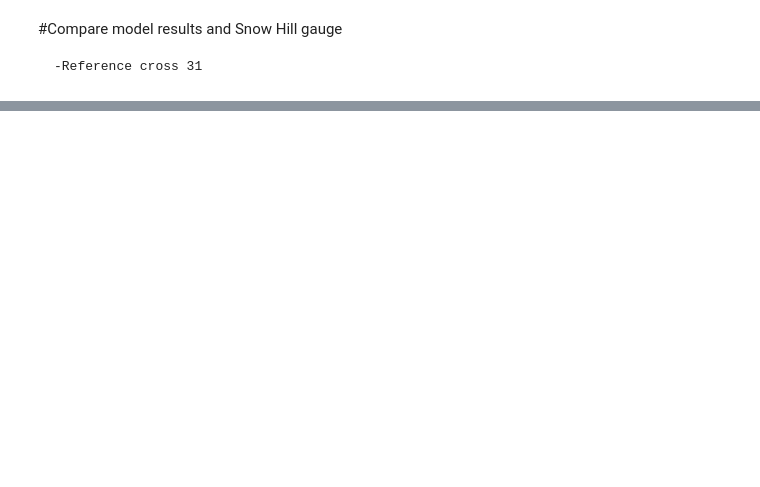
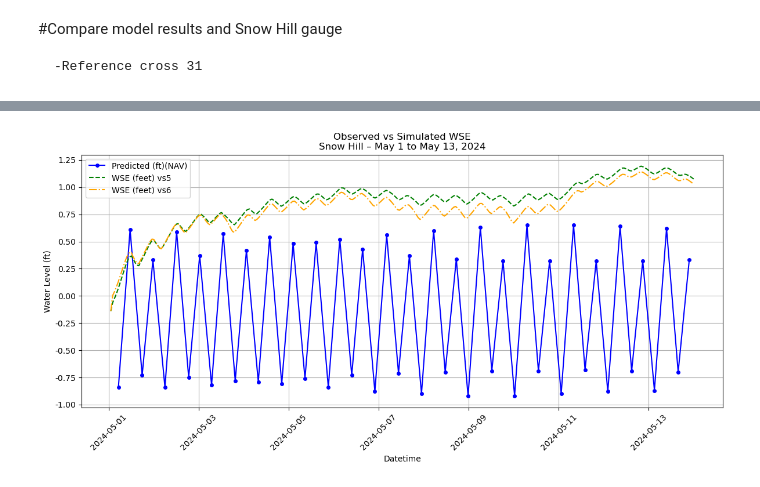
Before and after one commit to dianaveronez/Work, a Jupyter notebook: Cross - final.ipynb, the cells around one changed output, grey strips where cells are left out. Saved outputs shown, nothing was run; the diff lists cells and outputs as text; code cells hidden in the pictures; blank space fills up the shorter version.

```diff
--- a/Cross - final.ipynb
+++ b/Cross - final.ipynb
@@ -319,0 +257,62 @@ plt.show()
+# %%
+#Plot close to Snow hill comparing observed vs simulated (2 data)
+
+# === Load Excel files ===
+file_obs = r"C:\Github\Lab_work\Pocomoke\POCOMOKE_DEM\Depth_2024\Book_Snowhill.xlsx"
+file_sim = r"C:\Github\Lab_work\Pocomoke\POCOMOKE_DEM\Depth_2024\USGS_closesnow_#vs6 (v5_1p81) vs5 (v5.p80).xlsx" #vs6 (v5_1.p81) vs5 (v5.p80)
+
+# === Read Excel files ===
+df_obs = pd.read_excel(file_obs)
+df_sim = pd.read_excel(file_sim)
+
+# === Clean column names ===
+df_obs.columns = df_obs.columns.str.strip()
+df_sim.columns = df_sim.columns.str.strip()
+
+# === Create datetime columns ===
+df_obs['Datetime'] = pd.to_datetime(df_obs['Date'].astype(str) + ' ' + df_obs['Time'].astype(str))
+df_sim['Datetime'] = pd.to_datetime(df_sim['Time'])
+
+# === Filter the date range ===
+start_date = pd.to_datetime("2024-05-01")
+end_date = pd.to_datetime("2024-05-14")
+
+df_obs_filtered = df_obs[(df_obs['Datetime'] >= start_date) & (df_obs['Datetime'] <= end_date)]
+df_sim_filtered = df_sim[(df_sim['Datetime'] >= start_date) & (df_sim['Datetime'] <= end_date)]
+
+# === Define Y-axis ticks with 0.25 intervals ===
+y_min = min(df_obs_filtered['Predicted (ft)(NAV)'].min(),
+            df_sim_filtered['WSE (feet) vs5'].min(),
+            df_sim_filtered['WSE (feet) vs6'].min()) - 0.05
+y_max = max(df_obs_filtered['Predicted (ft)(NAV)'].max(),
+            df_sim_filtered['WSE (feet) vs5'].max(),
+            df_sim_filtered['WSE (feet) vs6'].max()) + 0.05
+yticks = np.arange(np.floor(y_min * 4) / 4, np.ceil(y_max * 4) / 4 + 0.25, 0.25)
+
+# === Create the plot ===
+plt.figure(figsize=(12, 6))
+
+# Observed
+plt.plot(df_obs_filtered['Datetime'], df_obs_filtered['Predicted (ft)(NAV)'],
+         label='Predicted (ft)(NAV)', color='blue', marker='o', markersize=4)
+
+# Simulated v5
+plt.plot(df_sim_filtered['Datetime'], df_sim_filtered['WSE (feet) vs5'],
+         label='WSE (feet) vs5', color='green', linestyle='--')
+
+# Simulated v6
+plt.plot(df_sim_filtered['Datetime'], df_sim_filtered['WSE (feet) vs6'],
+         label='WSE (feet) vs6', color='orange', linestyle='-.')
+
+# Y-ticks and formatting
+plt.yticks(yticks, [f"{tick:.2f}" for tick in yticks])
+plt.title('Observed vs Simulated WSE\nSnow Hill – May 1 to May 13, 2024')
+plt.xlabel('Datetime')
+plt.ylabel('Water Level (ft)')
+plt.xticks(rotation=45)
+plt.grid(True)
+plt.legend()
+plt.tight_layout()
+plt.show()
+# %% [output]
+[figure, added]
```
Also changed, not shown: parts of 11 cells of this notebook.
